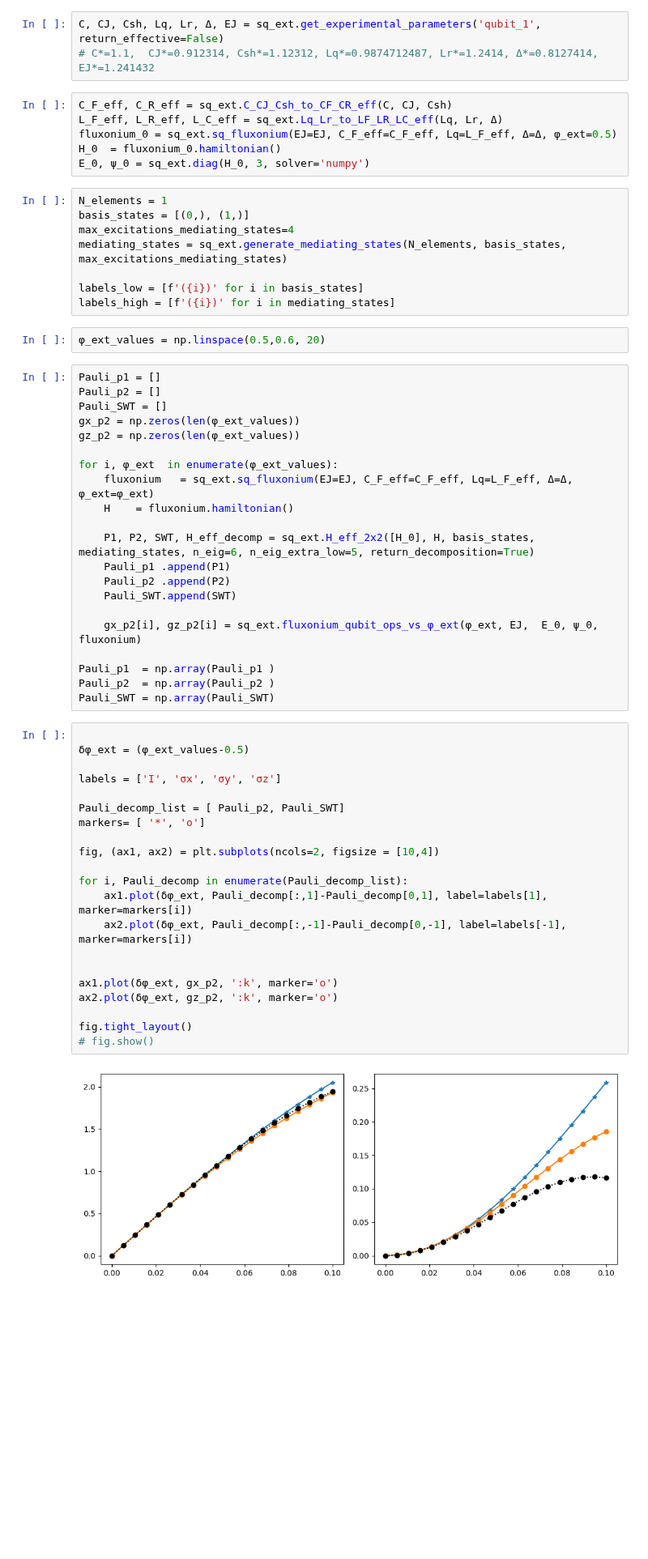
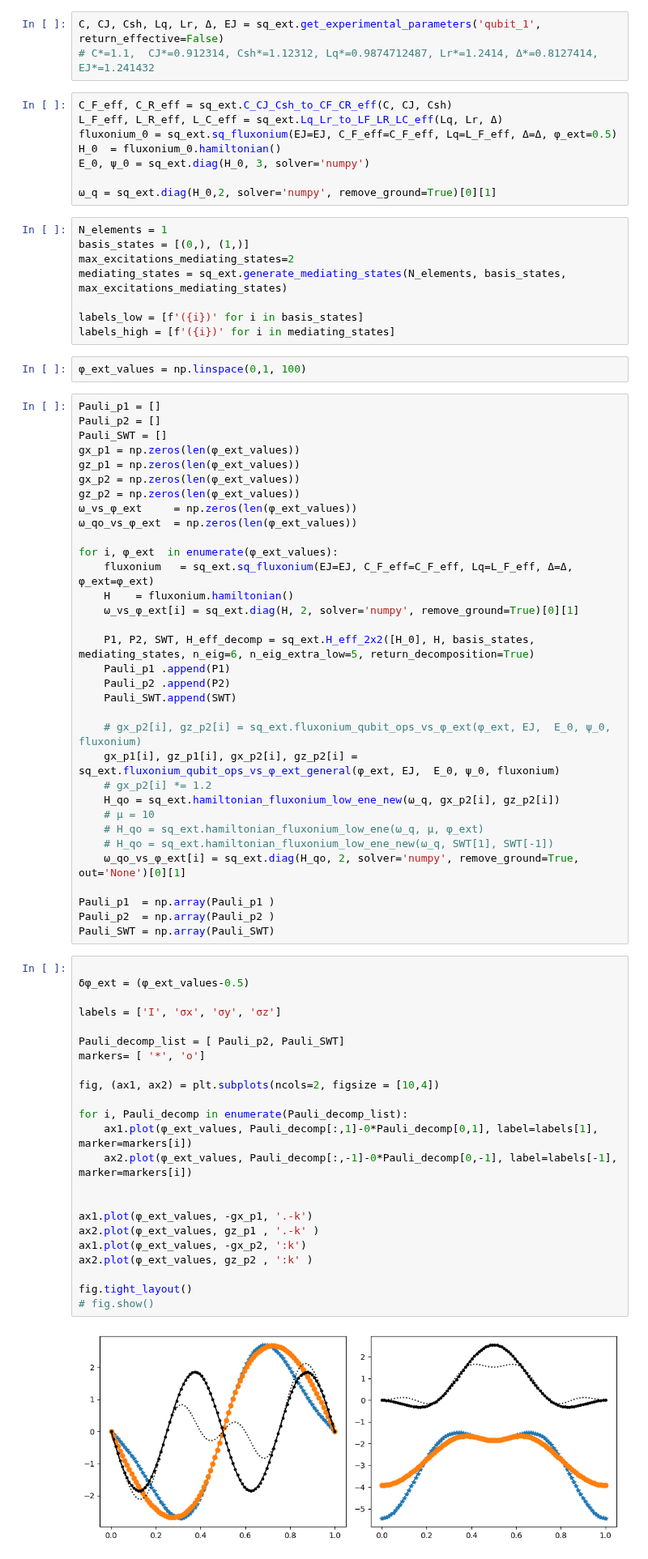
Before and after one commit to GabrielJauma/tunable-capacitive-coupling-flux-qubits, a Jupyter notebook: uni_cell/unit_cell_effective_hamiltonians.ipynb, the cells around one changed output. Shown at 81% size. Drawn from its saved outputs; the diff is of its cells as text; blank space fills up the shorter version.

```diff
--- a/uni_cell/unit_cell_effective_hamiltonians.ipynb
+++ b/uni_cell/unit_cell_effective_hamiltonians.ipynb
@@ -40,33 +40,47 @@ L_F_eff, L_R_eff, L_C_eff = sq_ext.Lq_Lr_to_LF_LR_LC_eff(Lq, Lr, Δ)
 fluxonium_0 = sq_ext.sq_fluxonium(EJ=EJ, C_F_eff=C_F_eff, Lq=L_F_eff, Δ=Δ, φ_ext=0.5)
 H_0  = fluxonium_0.hamiltonian()
 E_0, ψ_0 = sq_ext.diag(H_0, 3, solver='numpy')
+
+ω_q = sq_ext.diag(H_0,2, solver='numpy', remove_ground=True)[0][1]
 # %%
 N_elements = 1
 basis_states = [(0,), (1,)]
-max_excitations_mediating_states=4
+max_excitations_mediating_states=2
 mediating_states = sq_ext.generate_mediating_states(N_elements, basis_states, max_excitations_mediating_states)
 
 labels_low = [f'({i})' for i in basis_states]
 labels_high = [f'({i})' for i in mediating_states]
 # %%
-φ_ext_values = np.linspace(0.5,0.6, 20)
+φ_ext_values = np.linspace(0,1, 100)
 # %%
 Pauli_p1 = []
 Pauli_p2 = []
 Pauli_SWT = []
+gx_p1 = np.zeros(len(φ_ext_values))
+gz_p1 = np.zeros(len(φ_ext_values))
 gx_p2 = np.zeros(len(φ_ext_values))
 gz_p2 = np.zeros(len(φ_ext_values))
+ω_vs_φ_ext     = np.zeros(len(φ_ext_values))
+ω_qo_vs_φ_ext  = np.zeros(len(φ_ext_values))
 
 for i, φ_ext  in enumerate(φ_ext_values):
     fluxonium   = sq_ext.sq_fluxonium(EJ=EJ, C_F_eff=C_F_eff, Lq=L_F_eff, Δ=Δ, φ_ext=φ_ext)
     H    = fluxonium.hamiltonian()
+    ω_vs_φ_ext[i] = sq_ext.diag(H, 2, solver='numpy', remove_ground=True)[0][1]
 
     P1, P2, SWT, H_eff_decomp = sq_ext.H_eff_2x2([H_0], H, basis_states, mediating_states, n_eig=6, n_eig_extra_low=5, return_decomposition=True)
     Pauli_p1 .append(P1)
     Pauli_p2 .append(P2)
     Pauli_SWT.append(SWT)
 
-    gx_p2[i], gz_p2[i] = sq_ext.fluxonium_qubit_ops_vs_φ_ext(φ_ext, EJ,  E_0, ψ_0, fluxonium)
+    # gx_p2[i], gz_p2[i] = sq_ext.fluxonium_qubit_ops_vs_φ_ext(φ_ext, EJ,  E_0, ψ_0, fluxonium)
+    gx_p1[i], gz_p1[i], gx_p2[i], gz_p2[i] = sq_ext.fluxonium_qubit_ops_vs_φ_ext_general(φ_ext, EJ,  E_0, ψ_0, fluxonium)
+    # gx_p2[i] *= 1.2
+    H_qo = sq_ext.hamiltonian_fluxonium_low_ene_new(ω_q, gx_p2[i], gz_p2[i])
+    # μ = 10
+    # H_qo = sq_ext.hamiltonian_fluxonium_low_ene(ω_q, μ, φ_ext)
+    # H_qo = sq_ext.hamiltonian_fluxonium_low_ene_new(ω_q, SWT[1], SWT[-1])
+    ω_qo_vs_φ_ext[i] = sq_ext.diag(H_qo, 2, solver='numpy', remove_ground=True, out='None')[0][1]
 
 Pauli_p1  = np.array(Pauli_p1 )
 Pauli_p2  = np.array(Pauli_p2 )
@@ -74,26 +88,28 @@ Pauli_SWT = np.array(Pauli_SWT)
 # %%
 
 δφ_ext = (φ_ext_values-0.5)
 
 labels = ['I', 'σx', 'σy', 'σz']
 
 Pauli_decomp_list = [ Pauli_p2, Pauli_SWT]
 markers= [ '*', 'o']
 
 fig, (ax1, ax2) = plt.subplots(ncols=2, figsize = [10,4])
 
 for i, Pauli_decomp in enumerate(Pauli_decomp_list):
-    ax1.plot(δφ_ext, Pauli_decomp[:,1]-Pauli_decomp[0,1], label=labels[1], marker=markers[i])
-    ax2.plot(δφ_ext, Pauli_decomp[:,-1]-Pauli_decomp[0,-1], label=labels[-1], marker=markers[i])
+    ax1.plot(φ_ext_values, Pauli_decomp[:,1]-0*Pauli_decomp[0,1], label=labels[1], marker=markers[i])
+    ax2.plot(φ_ext_values, Pauli_decomp[:,-1]-0*Pauli_decomp[0,-1], label=labels[-1], marker=markers[i])
 
 
-ax1.plot(δφ_ext, gx_p2, ':k', marker='o')
-ax2.plot(δφ_ext, gz_p2, ':k', marker='o')
+ax1.plot(φ_ext_values, -gx_p1, '.-k')
+ax2.plot(φ_ext_values, gz_p1 , '.-k' )
+ax1.plot(φ_ext_values, -gx_p2, ':k')
+ax2.plot(φ_ext_values, gz_p2 , ':k' )
 
 fig.tight_layout()
 # fig.show()
 # %% [output]
-[figure, old version]
+[figure, new version]
 # %%
 
 δφ_ext = (φ_ext_values-0.5)
```
Also changed, not shown: parts of 8 cells of this notebook, 2 other files.
